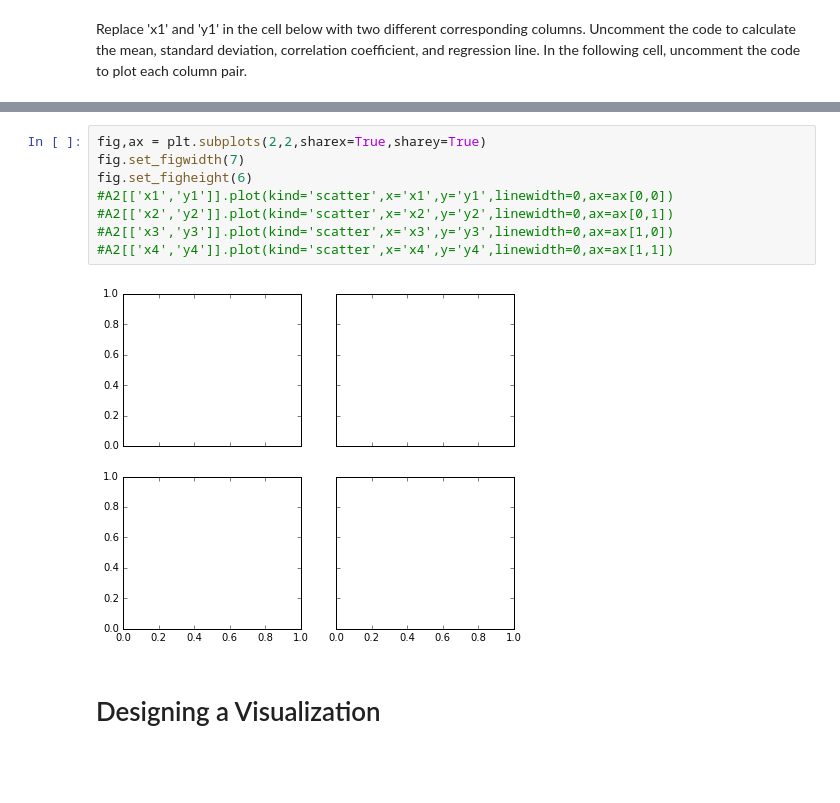
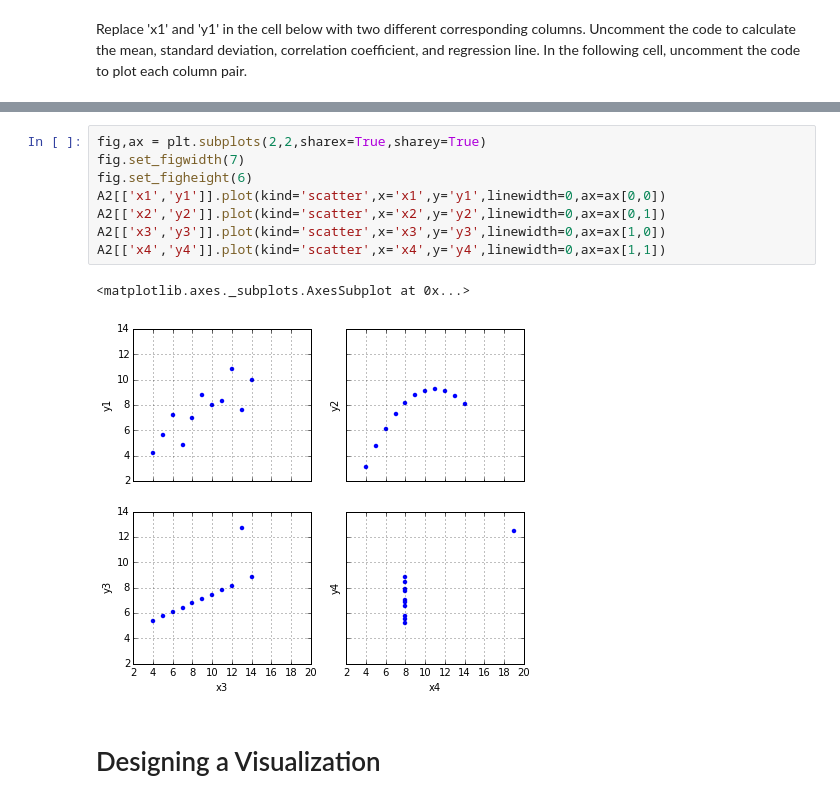
Before and after one commit to dgmiller/rattlesnake, a Jupyter notebook: tutorial_notebooks/data_visualization.ipynb, the cells around one changed output, grey strips where cells are left out. Cells and saved outputs as stored; diff of their text form; blank space fills up the shorter version.

```diff
--- a/tutorial_notebooks/data_visualization.ipynb
+++ b/tutorial_notebooks/data_visualization.ipynb
@@ -65,13 +74,14 @@ Line of Best Fit
 # %%
 fig,ax = plt.subplots(2,2,sharex=True,sharey=True)
 fig.set_figwidth(7)
 fig.set_figheight(6)
-#A2[['x1','y1']].plot(kind='scatter',x='x1',y='y1',linewidth=0,ax=ax[0,0])
-#A2[['x2','y2']].plot(kind='scatter',x='x2',y='y2',linewidth=0,ax=ax[0,1])
-#A2[['x3','y3']].plot(kind='scatter',x='x3',y='y3',linewidth=0,ax=ax[1,0])
-#A2[['x4','y4']].plot(kind='scatter',x='x4',y='y4',linewidth=0,ax=ax[1,1])
+A2[['x1','y1']].plot(kind='scatter',x='x1',y='y1',linewidth=0,ax=ax[0,0])
+A2[['x2','y2']].plot(kind='scatter',x='x2',y='y2',linewidth=0,ax=ax[0,1])
+A2[['x3','y3']].plot(kind='scatter',x='x3',y='y3',linewidth=0,ax=ax[1,0])
+A2[['x4','y4']].plot(kind='scatter',x='x4',y='y4',linewidth=0,ax=ax[1,1])
 # %% [output]
+<matplotlib.axes._subplots.AxesSubplot at 0x...>
-[figure, old version]
+[figure, new version]
 # %% [markdown]
 # Designing a Visualization
 # %% [markdown]
```
Also changed, not shown: parts of 10 cells of this notebook.
